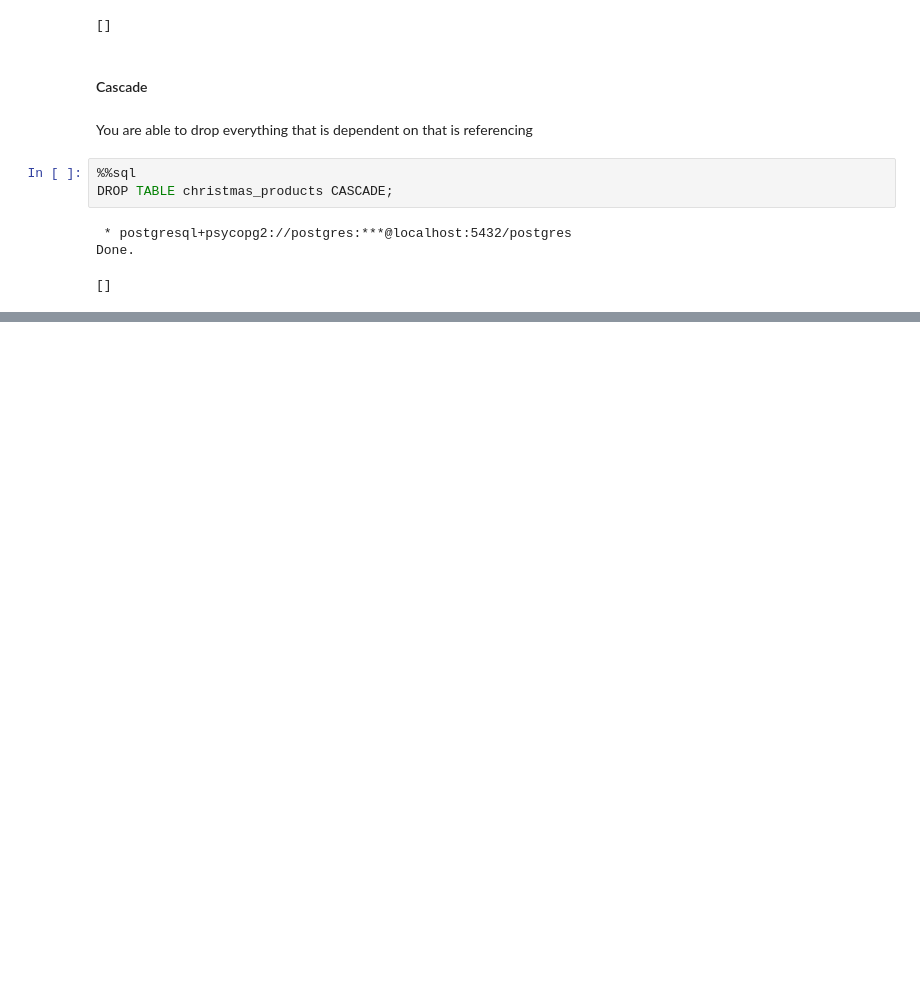
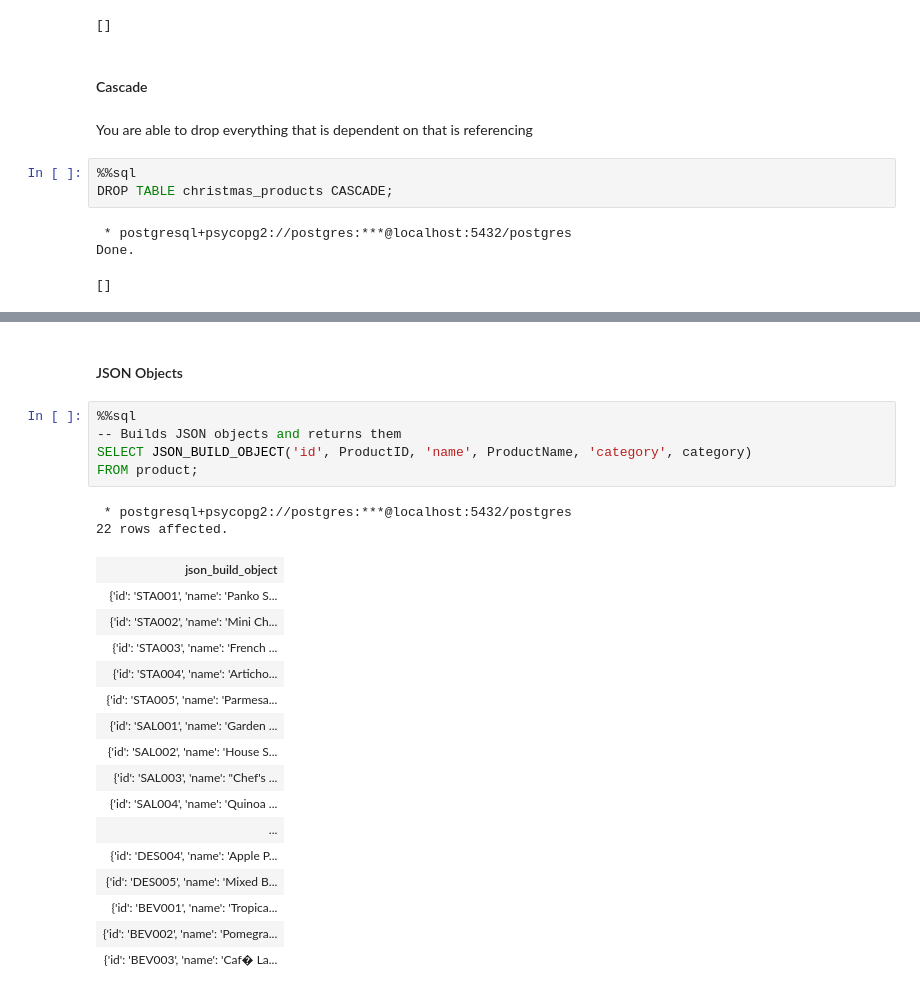
Before and after one commit to Inventrohyder/linkedin-learnig-Choosing-a-Database, a Jupyter notebook: Queries.ipynb, the cells around one changed output, grey strips where cells are left out. Saved outputs shown, nothing was run; the diff lists cells and outputs as text; blank space fills up the shorter version.

Commit message:
🗃 chore: advanced postgres in notebook

```diff
--- a/Queries.ipynb
+++ b/Queries.ipynb
@@ -439,0 +468,26 @@ Done.
+# %% [markdown]
+#### JSON Objects
+# %%
+%%sql
+-- Builds JSON objects and returns them
+SELECT JSON_BUILD_OBJECT('id', ProductID, 'name', ProductName, 'category', category)
+FROM product;
+# %% [output]
+ * postgresql+psycopg2://postgres:***@localhost:5432/postgres
+22 rows affected.
+| json_build_object |
+| {'id': 'STA001', 'name': 'Panko S... |
+| {'id': 'STA002', 'name': 'Mini Ch... |
+| {'id': 'STA003', 'name': 'French ... |
+| {'id': 'STA004', 'name': 'Articho... |
+| {'id': 'STA005', 'name': 'Parmesa... |
+| {'id': 'SAL001', 'name': 'Garden ... |
+| {'id': 'SAL002', 'name': 'House S... |
+| {'id': 'SAL003', 'name': "Chef's ... |
+| {'id': 'SAL004', 'name': 'Quinoa ... |
+| ... |
+| {'id': 'DES004', 'name': 'Apple P... |
+| {'id': 'DES005', 'name': 'Mixed B... |
+| {'id': 'BEV001', 'name': 'Tropica... |
+| {'id': 'BEV002', 'name': 'Pomegra... |
+| {'id': 'BEV003', 'name': 'Caf� La... |
```
Also changed, not shown: parts of 8 cells of this notebook.
